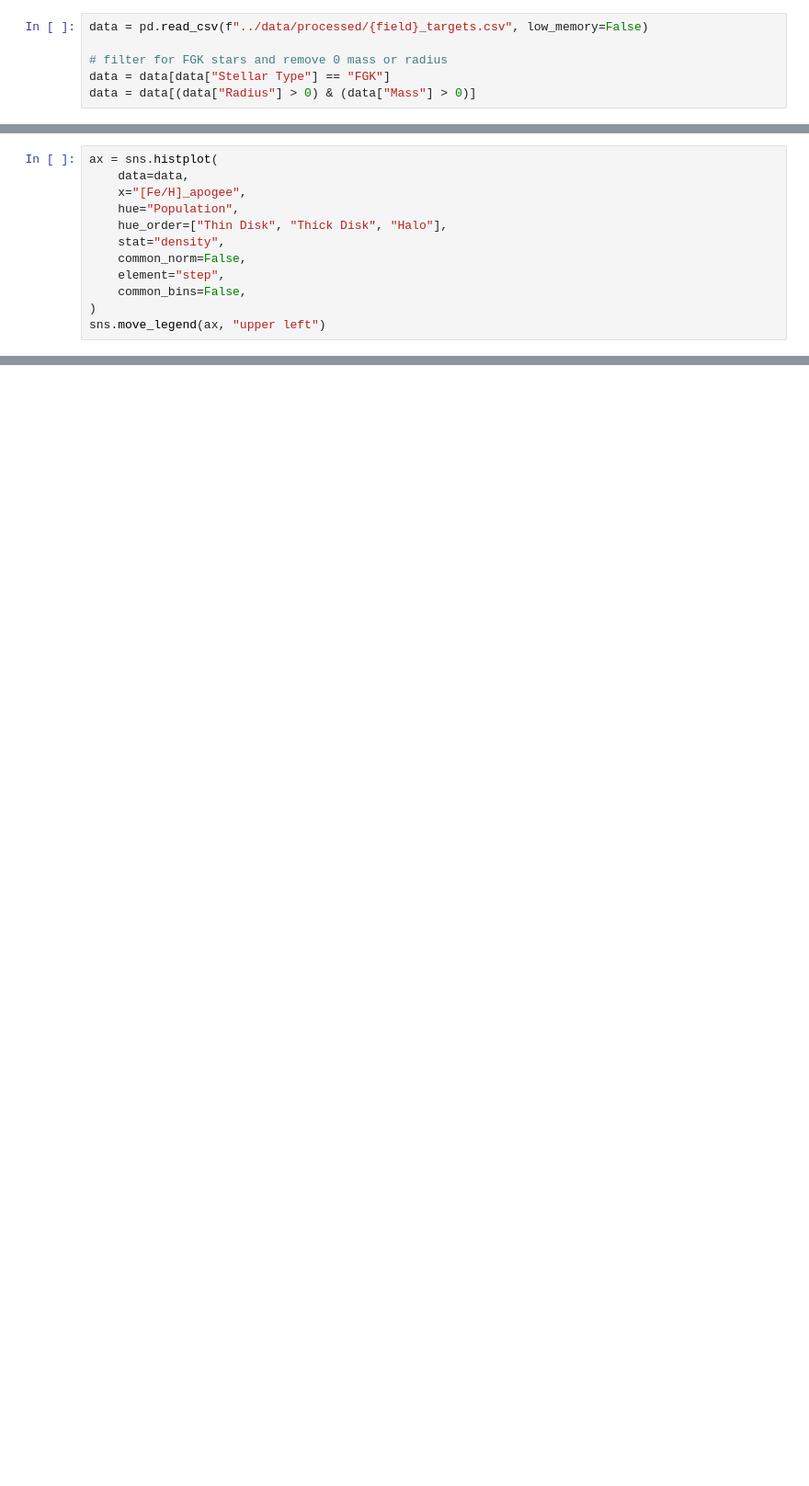
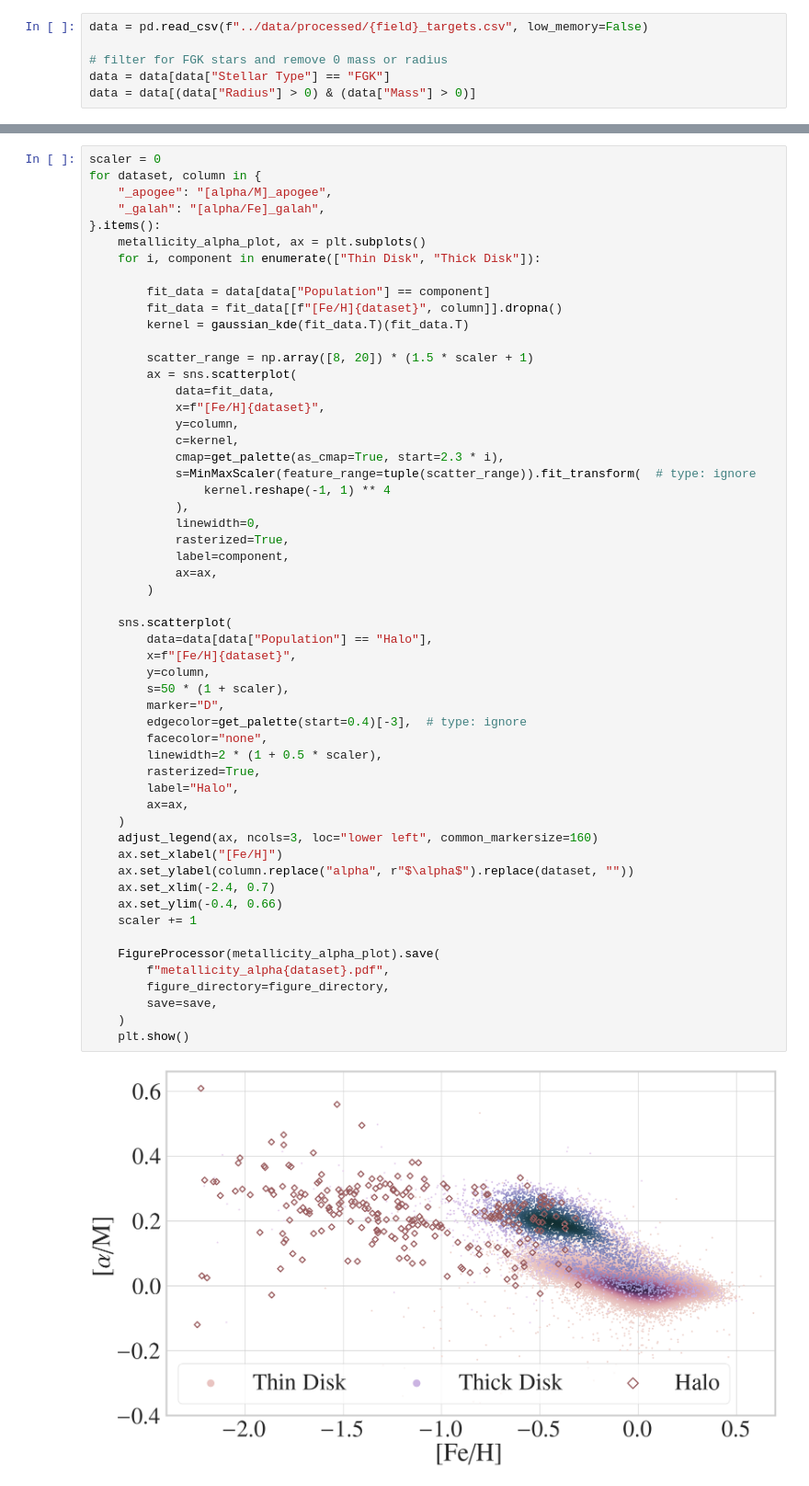
Before and after one commit to ChrisBoettner/plato, a Jupyter notebook: notebooks/04_stellar_sample.ipynb, the cells around one changed output, grey strips where cells are left out. Shown at 92% size. Cells and saved outputs as stored; diff of their text form; blank space fills up the shorter version.

```diff
--- a/notebooks/04_stellar_sample.ipynb
+++ b/notebooks/04_stellar_sample.ipynb
@@ -73,12 +132,0 @@ sns.histplot(
-# %%
-ax = sns.histplot(
-    data=data,
-    x="[Fe/H]_apogee",
-    hue="Population",
-    hue_order=["Thin Disk", "Thick Disk", "Halo"],
-    stat="density",
-    common_norm=False,
-    element="step",
-    common_bins=False,
-)
-sns.move_legend(ax, "upper left")
@@ -161,0 +135,57 @@ sns.scatterplot(
+# %%
+scaler = 0
+for dataset, column in {
+    "_apogee": "[alpha/M]_apogee",
+    "_galah": "[alpha/Fe]_galah",
+}.items():
+    metallicity_alpha_plot, ax = plt.subplots()
+    for i, component in enumerate(["Thin Disk", "Thick Disk"]):
+
+        fit_data = data[data["Population"] == component]
+        fit_data = fit_data[[f"[Fe/H]{dataset}", column]].dropna()
+        kernel = gaussian_kde(fit_data.T)(fit_data.T)
+
+        scatter_range = np.array([8, 20]) * (1.5 * scaler + 1)
+        ax = sns.scatterplot(
+            data=fit_data,
+            x=f"[Fe/H]{dataset}",
+            y=column,
+            c=kernel,
+            cmap=get_palette(as_cmap=True, start=2.3 * i),
+            s=MinMaxScaler(feature_range=tuple(scatter_range)).fit_transform(  # type: ignore
+                kernel.reshape(-1, 1) ** 4
+            ),
+            linewidth=0,
+            rasterized=True,
+            label=component,
+            ax=ax,
+        )
+
+    sns.scatterplot(
+        data=data[data["Population"] == "Halo"],
+        x=f"[Fe/H]{dataset}",
+        y=column,
+        s=50 * (1 + scaler),
+        marker="D",
+        edgecolor=get_palette(start=0.4)[-3],  # type: ignore
+        facecolor="none",
+        linewidth=2 * (1 + 0.5 * scaler),
+        rasterized=True,
+        label="Halo",
+        ax=ax,
+    )
+    adjust_legend(ax, ncols=3, loc="lower left", common_markersize=160)
+    ax.set_xlabel("[Fe/H]")
+    ax.set_ylabel(column.replace("alpha", r"$\alpha$").replace(dataset, ""))
+    ax.set_xlim(-2.4, 0.7)
+    ax.set_ylim(-0.4, 0.66)
+    scaler += 1
+
+    FigureProcessor(metallicity_alpha_plot).save(
+        f"metallicity_alpha{dataset}.pdf",
+        figure_directory=figure_directory,
+        save=save,
+    )
+    plt.show()
+# %% [output]
+[figure, added]
```
Also changed, not shown: parts of 23 cells of this notebook, 12 other files.
